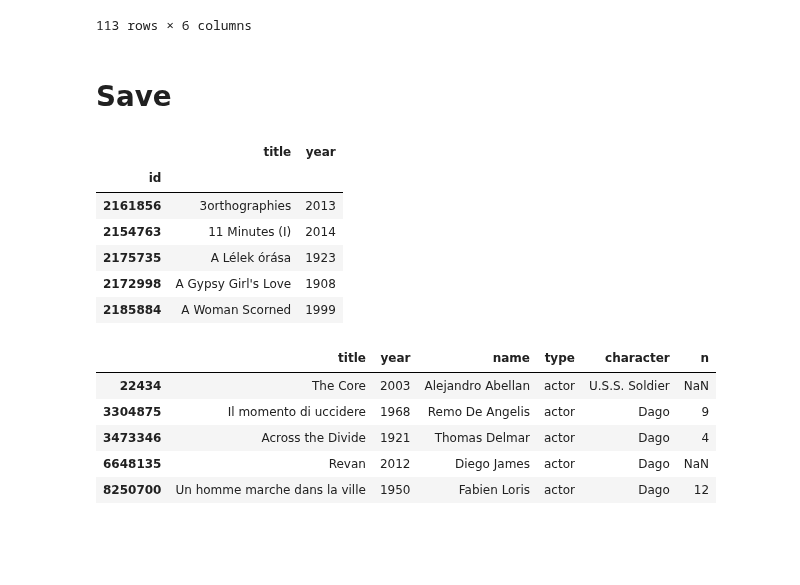
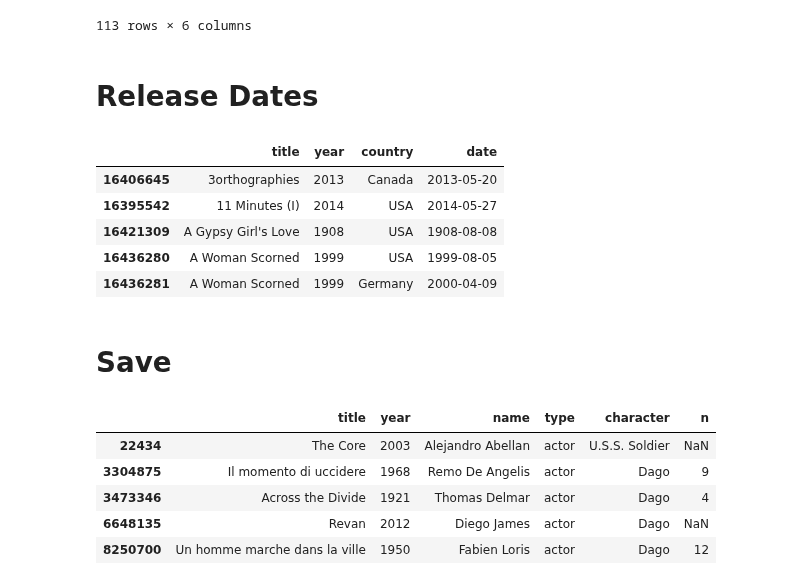
Before and after one commit to brandon-rhodes/pycon-pandas-tutorial, a Jupyter notebook: build/Reduce.ipynb, the cells around one changed output. Drawn from its saved outputs; the diff is of its cells as text; code cells hidden in the pictures; blank space fills up the shorter version.

Commit message:
Create CSV file of movie release dates

```diff
--- a/build/Reduce.ipynb
+++ b/build/Reduce.ipynb
@@ -243,18 +243,34 @@ cast[cast.title == 'Star Wars'].sort('n')
 | 22996945 | Star Wars | 1977 | Erica Simmons | actress | Tawss Khaa | NaN |
 | 24143279 | Star Wars | 1977 | Diana Sadley Way | actress | Thuku | NaN |
 113 rows × 6 columns
+# %% [markdown]
+# Release Dates
+# %%
+release_dates_raw = pd.read_csv(
+    'movie_info.csv', usecols=[1,2,3], names=['title_id', 'code', 'data'])
+
+release_dates_raw = release_dates_raw[release_dates_raw.code == 16][['title_id', 'data']]
+
+release_dates_raw['country'] = release_dates_raw.data.str.extract('^(.*):')
+release_dates_raw['date'] = release_dates_raw.data.str.extract(':(.*)$')
+del release_dates_raw['data']
+
+release_dates_raw['date'] = pd.to_datetime(release_dates_raw.date,
+                                           infer_datetime_format=True)
+# %%
+release_dates = pd.merge(titles[['title', 'year']], release_dates_raw,
+                        left_index=True, right_on='title_id', sort=False)
+del release_dates['title_id']
+release_dates.head()
+# %% [output]
+|  | title | year | country | date |
+| 16406645 | 3orthographies | 2013 | Canada | 2013-05-20 |
+| 16395542 | 11 Minutes (I) | 2014 | USA | 2014-05-27 |
+| 16421309 | A Gypsy Girl's Love | 1908 | USA | 1908-08-08 |
+| 16436280 | A Woman Scorned | 1999 | USA | 1999-08-05 |
+| 16436281 | A Woman Scorned | 1999 | Germany | 2000-04-09 |
 # %% [markdown]
 # Save
-# %%
-titles.head()
-# %% [output]
-|  | title | year |
-| id |  |  |
-| 2161856 | 3orthographies | 2013 |
-| 2154763 | 11 Minutes (I) | 2014 |
-| 2175735 | A Lélek órása | 1923 |
-| 2172998 | A Gypsy Girl's Love | 1908 |
-| 2185884 | A Woman Scorned | 1999 |
 # %%
 cast.head()
 # %% [output]
```
Also changed, not shown: parts of 3 cells of this notebook.
